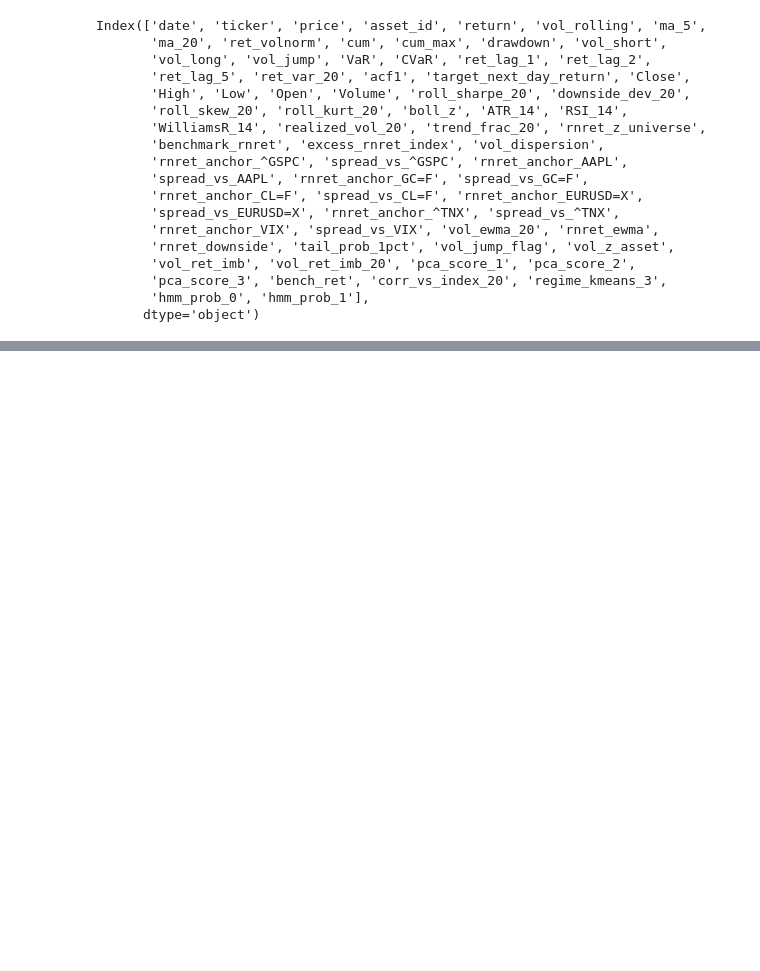
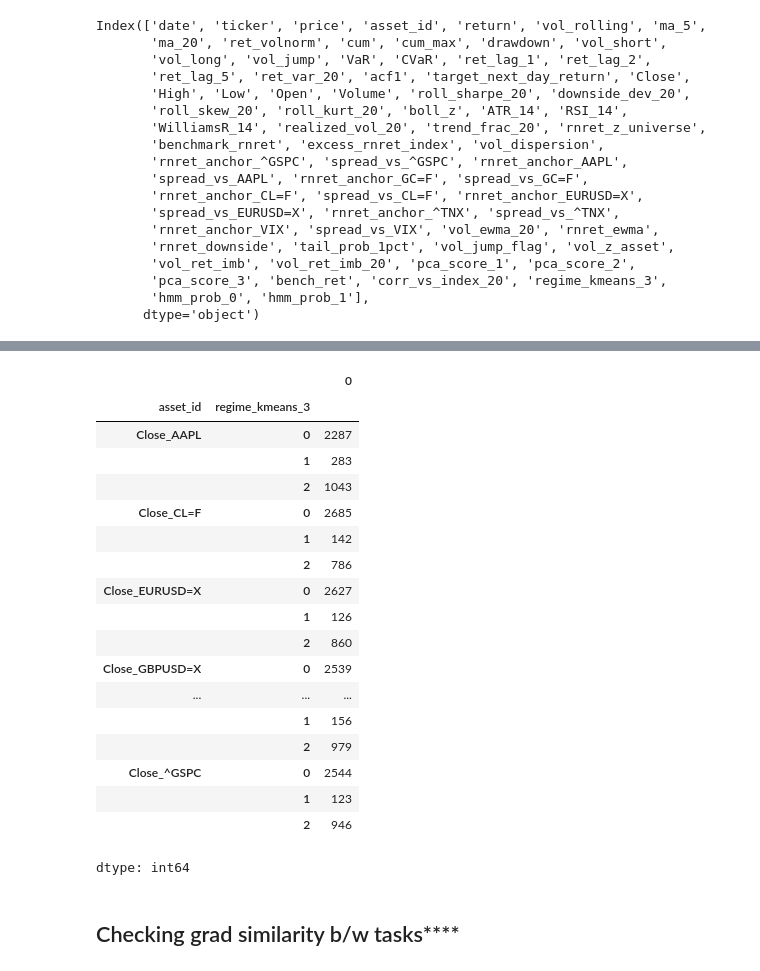
Before and after one commit to anjaliii210/Cross-Market-Meta-Learner, a Jupyter notebook: meta_fin_modelling.ipynb, the cells around one changed output, grey strips where cells are left out. Cells and saved outputs as stored; diff of their text form; code cells hidden in the pictures; blank space fills up the shorter version.

```diff
--- a/meta_fin_modelling.ipynb
+++ b/meta_fin_modelling.ipynb
@@ -217,0 +229,14 @@ Index(['date', 'ticker', 'price', 'asset_id', 'return', 'vol_rolling', 'ma_5',
+# %%
+#creating asset x regime tasks
+regime_col = "regime_kmeans_3"
+
+cols_x = [c for c in df_model.columns
+          if c not in ['date','asset_id','ticker','target_next_day_return',
+                       'regime_kmeans_3']]
+
+cols_x = [c for c in cols_x if df_model[c].dtype != 'object'] # remove strings
+
+X = df_model[cols_x]
+y = df_model['ret_volnorm']
+
+df_tasks = df_model[['date','asset_id', regime_col] + cols_x + ['target_next_day_return']]
@@ -217,0 +323,24 @@ Index(['date', 'ticker', 'price', 'asset_id', 'return', 'vol_rolling', 'ma_5',
+# %%
+df_tasks.groupby(['asset_id', regime_col]).size()
+# %% [output]
+|  |  | 0 |
+| asset_id | regime_kmeans_3 |  |
+| Close_AAPL | 0 | 2287 |
+|  | 1 | 283 |
+|  | 2 | 1043 |
+| Close_CL=F | 0 | 2685 |
+|  | 1 | 142 |
+|  | 2 | 786 |
+| Close_EURUSD=X | 0 | 2627 |
+|  | 1 | 126 |
+|  | 2 | 860 |
+| Close_GBPUSD=X | 0 | 2539 |
+| ... | ... | ... |
+|  | 1 | 156 |
+|  | 2 | 979 |
+| Close_^GSPC | 0 | 2544 |
+|  | 1 | 123 |
+|  | 2 | 946 |
+dtype: int64
+# %% [markdown]
+## Checking grad similarity b/w tasks****
```
Also changed, not shown: parts of 21 cells of this notebook.
